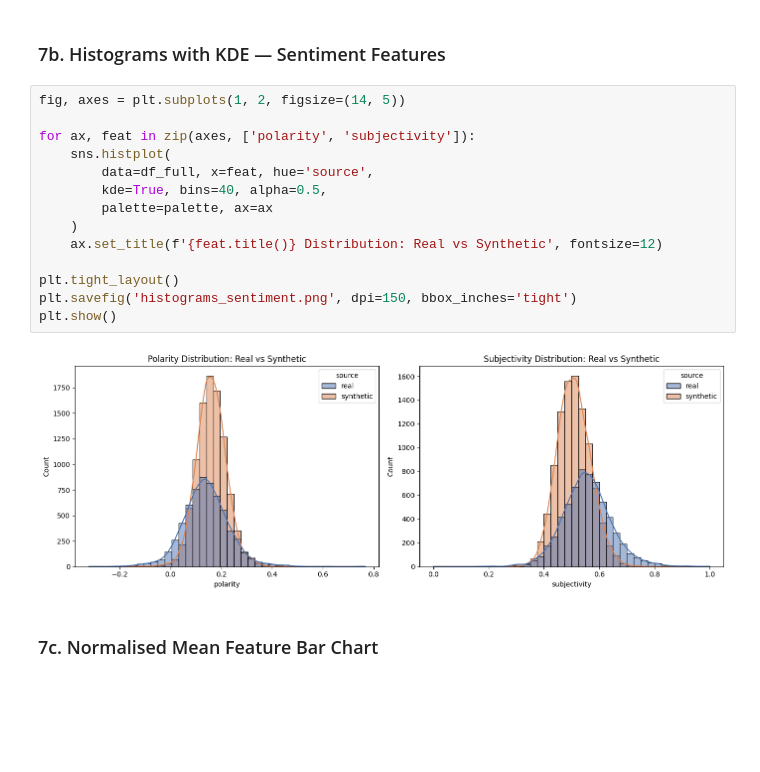
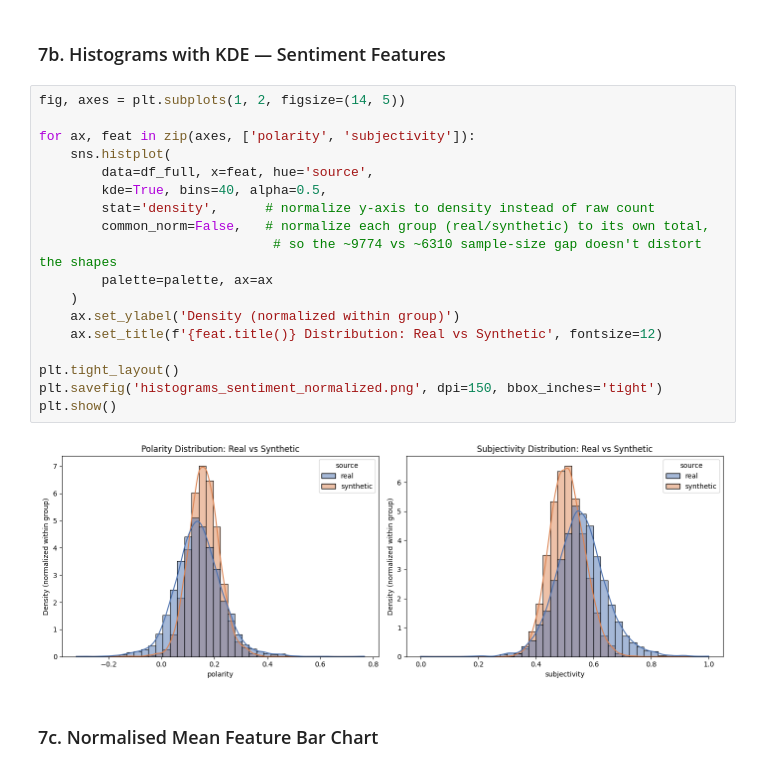
Before and after one commit to Jacksonbond-haizz/ARP, a Jupyter notebook: NewWork_MC16k_v2_5.ipynb, the cells around one changed output. Saved outputs shown, nothing was run; the diff lists cells and outputs as text; blank space fills up the shorter version.

```diff
--- a/NewWork_MC16k_v2_5.ipynb
+++ b/NewWork_MC16k_v2_5.ipynb
@@ -355,19 +355,23 @@ plt.show()
 # %%
 fig, axes = plt.subplots(1, 2, figsize=(14, 5))
 
 for ax, feat in zip(axes, ['polarity', 'subjectivity']):
     sns.histplot(
         data=df_full, x=feat, hue='source',
         kde=True, bins=40, alpha=0.5,
+        stat='density',      # normalize y-axis to density instead of raw count
+        common_norm=False,   # normalize each group (real/synthetic) to its own total,
+                              # so the ~9774 vs ~6310 sample-size gap doesn't distort the shapes
         palette=palette, ax=ax
     )
+    ax.set_ylabel('Density (normalized within group)')
     ax.set_title(f'{feat.title()} Distribution: Real vs Synthetic', fontsize=12)
 
 plt.tight_layout()
-plt.savefig('histograms_sentiment.png', dpi=150, bbox_inches='tight')
+plt.savefig('histograms_sentiment_normalized.png', dpi=150, bbox_inches='tight')
 plt.show()
 # %% [output]
-[figure, old version]
+[figure, new version]
 # %% [markdown]
 ### 7c. Normalised Mean Feature Bar Chart
 # %%
```
Also changed, not shown: parts of 1 cell of this notebook, 3 other files.
